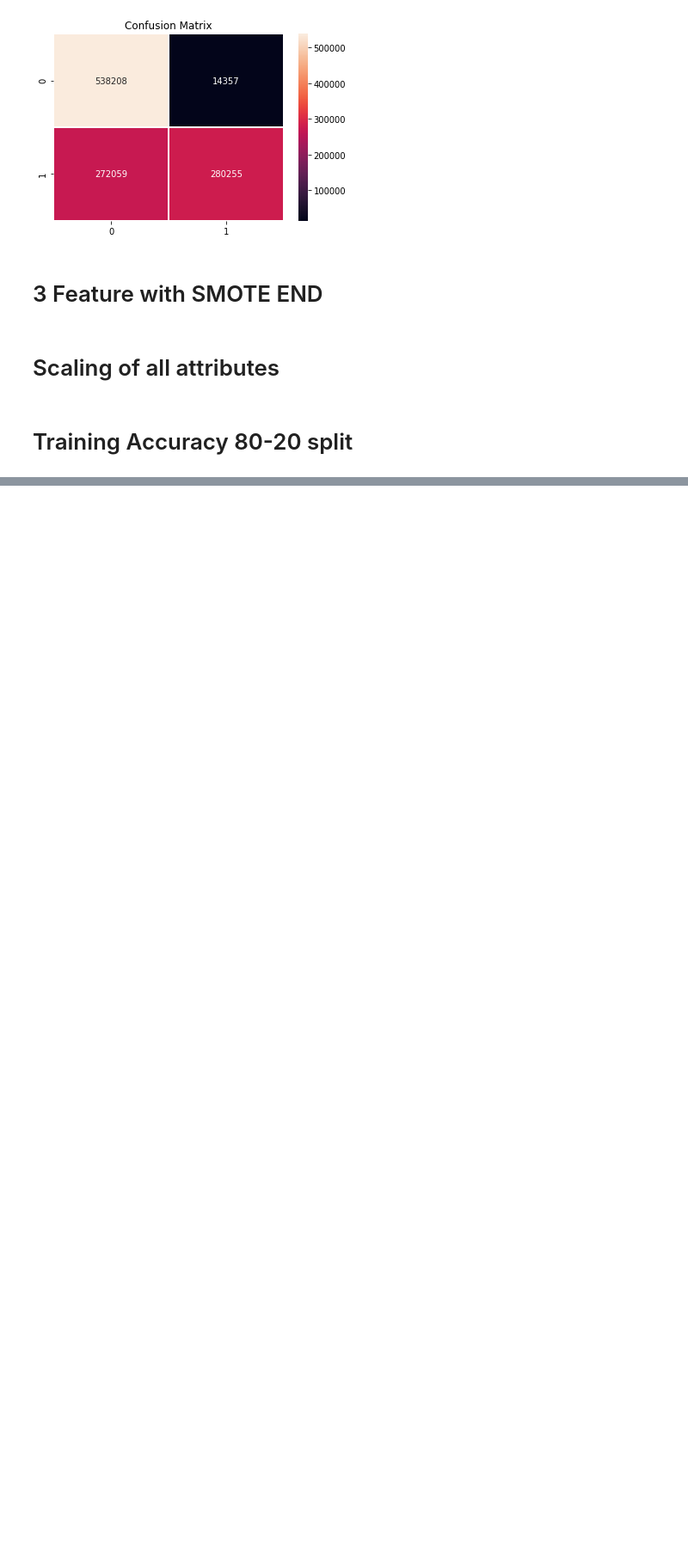
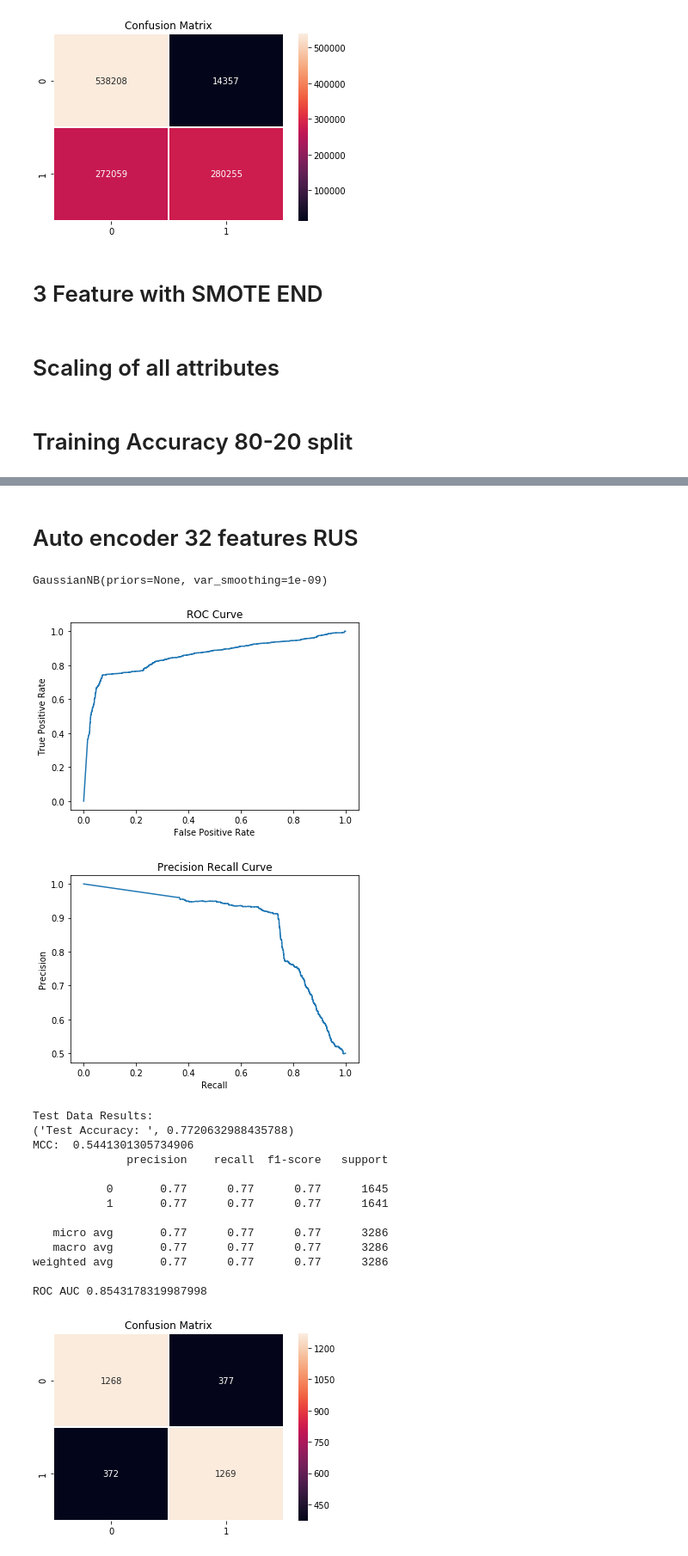
Before and after one commit to ajain0395/fraud-detection, a Jupyter notebook: code/sml_project_2g.ipynb, the cells around one changed output, grey strips where cells are left out. Shown: that part at 86% size. Cells and saved outputs as stored; diff of their text form; code cells hidden in the pictures; blank space fills up the shorter version.

Commit message:
all results generated

```diff
--- a/code/sml_project_2g.ipynb
+++ b/code/sml_project_2g.ipynb
@@ -550,0 +665,3 @@ weighted avg       1.00      0.99      0.99    554082
+# %%
+trainX3d = np.array(trainX).reshape(len(trainX),1,8)
+testX3d = np.array(testX).reshape(len(testX),1,8)
@@ -550,0 +698,2 @@ weighted avg       1.00      0.99      0.99    554082
+# %%
+AE = load_model('auto')
@@ -550,0 +702,12 @@ weighted avg       1.00      0.99      0.99    554082
+# %%
+# data = np.ones((1,1,8))
+encoder = Model(inputs = AE.input, outputs = AE.layers[1].output)
+trainX3dout = encoder.predict(trainX3d)
+# print(output)
+# data = np.ones((1,1,8))
+# encoder = Model(inputs = AE.input, outputs = AE.layers[1].output)
+testX3dout = encoder.predict(testX3d)
+# print(output)
+# %%
+trainX3dout = trainX3dout.reshape(len(trainX3dout),32)
+testX3dout = testX3dout.reshape(len(testX3dout),32)
@@ -550,0 +721,22 @@ weighted avg       1.00      0.99      0.99    554082
+# %% [markdown]
+# Auto encoder 32 features RUS
+# %%
+reports_test(GaussianNB(),trainX3dout,trainY,testX3dout,testY)
+# %% [output]
+GaussianNB(priors=None, var_smoothing=1e-09)
+[figure, added]
+[figure, added]
+Test Data Results:
+('Test Accuracy: ', 0.7720632988435788)
+MCC:  0.5441301305734906
+              precision    recall  f1-score   support
+
+           0       0.77      0.77      0.77      1645
+           1       0.77      0.77      0.77      1641
+
+   micro avg       0.77      0.77      0.77      3286
+   macro avg       0.77      0.77      0.77      3286
+weighted avg       0.77      0.77      0.77      3286
+
+ROC AUC 0.8543178319987998
+[figure, added]
```
Also changed, not shown: parts of 50 cells of this notebook.
